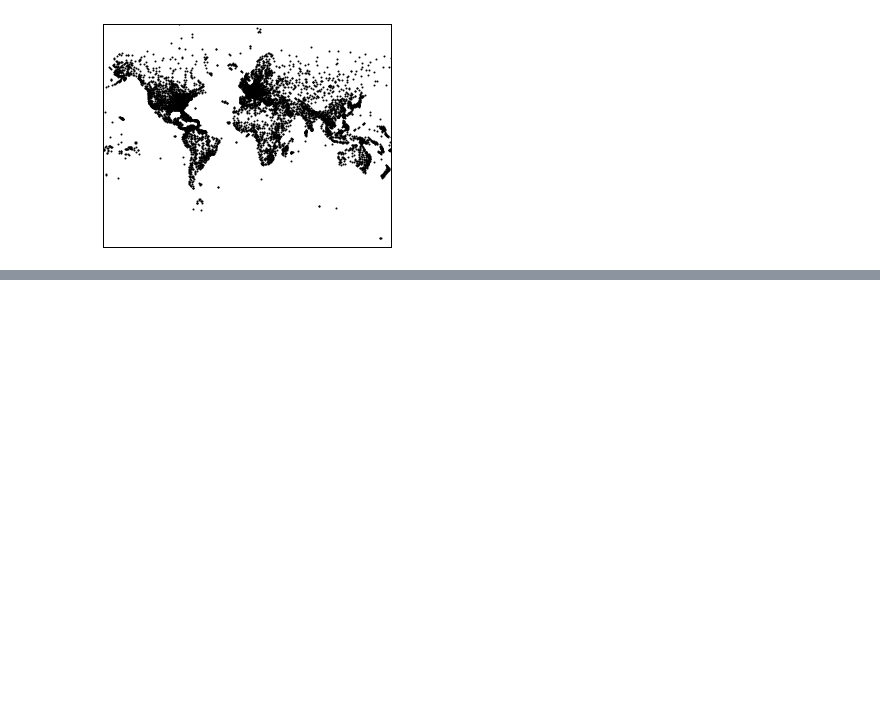
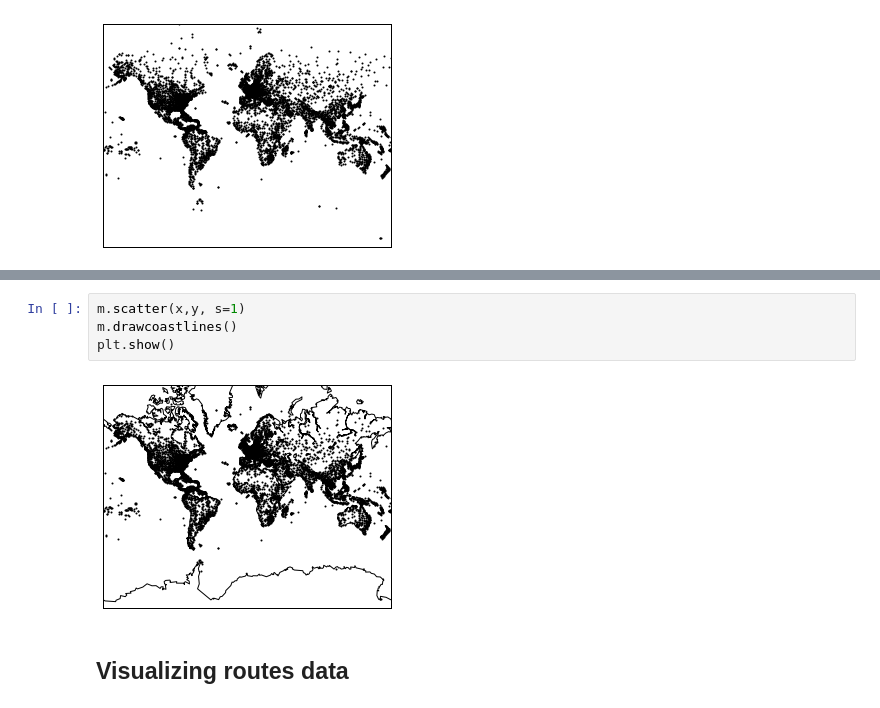
Before and after one commit to hyunhw/Practice-and-notes, a Jupyter notebook: Geographical_data_practice.ipynb, the cells around one changed output, grey strips where cells are left out. Drawn from its saved outputs; the diff is of its cells as text; blank space fills up the shorter version.

```diff
--- a/Geographical_data_practice.ipynb
+++ b/Geographical_data_practice.ipynb
@@ -115,0 +122,8 @@ plt.show()
+# %%
+m.scatter(x,y, s=1)
+m.drawcoastlines()
+plt.show()
+# %% [output]
+[figure, added]
+# %% [markdown]
+## Visualizing routes data
```
Also changed, not shown: parts of 2 cells of this notebook.
